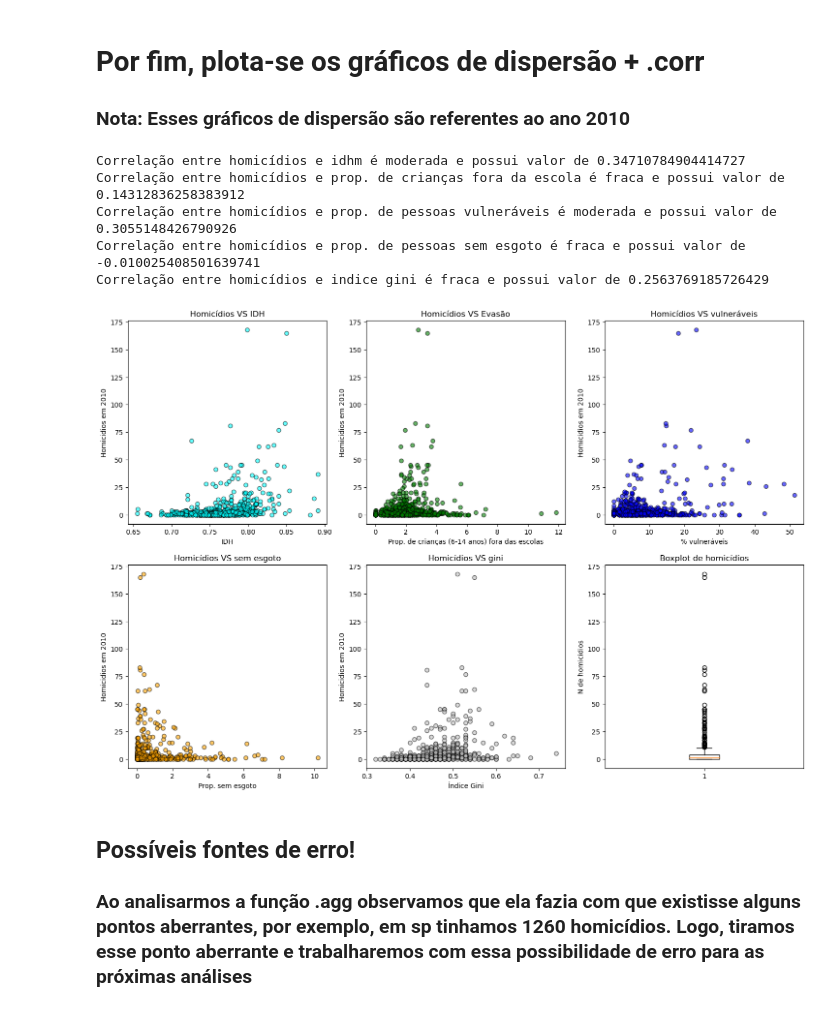
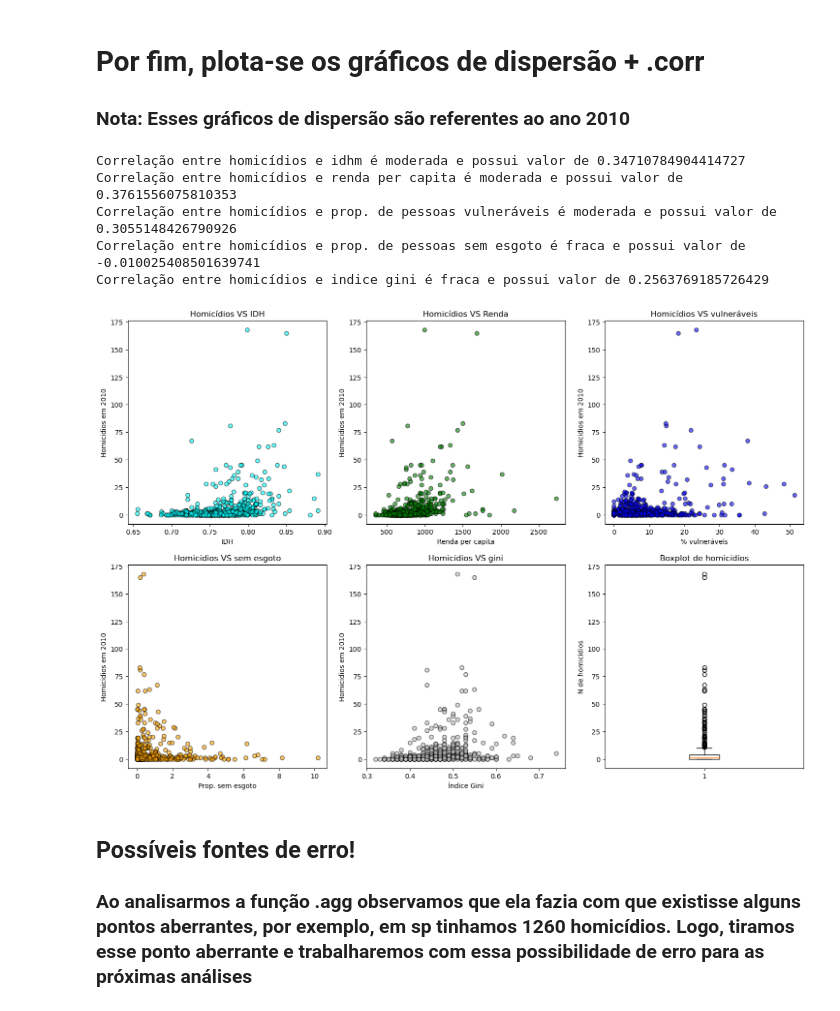
Before and after one commit to felipebns/P2_Cdados, a Jupyter notebook: p2_cdados.ipynb, the cells around one changed output. Cells and saved outputs as stored; diff of their text form; code cells hidden in the pictures.

```diff
--- a/p2_cdados.ipynb
+++ b/p2_cdados.ipynb
@@ -106,7 +106,7 @@ homicidio_ano
 # %% [markdown]
  ## Agora devemos tratar a base IVS, para que, consigamos utilizar as colunas:  Prop_crianca_fora_escola_6_14, IDHM (IDH por municipio), Proporção_vulnerabilidade_socioeconomica (proporção de pessoas com renda per capita inferior a meio salario mínimo e que gastam mais de uma hora até chegar no trabalho), proporção_sem_agua_esgoto, Índice de Gini
 # %%
-ivs_filtrado = ivs.loc[:,('ano','id_municipio','sigla_uf','idhm','proporcao_crianca_fora_escola_6_14','proporcao_vulnerabilidade_socioeconomica', 'proporcao_sem_agua_esgoto','indice_gini')]
+ivs_filtrado = ivs.loc[:,('ano','id_municipio','sigla_uf','idhm','renda_per_capita','proporcao_vulnerabilidade_socioeconomica', 'proporcao_sem_agua_esgoto','indice_gini')]
 ivs_t = ivs_filtrado.loc[(ivs['sigla_uf'] == 'SP') & (ivs['ano'] == 2010)]
 # %%
 ivs_novo = ivs_t.dropna()
@@ -263,17 +263,17 @@ elif abs(corr_idhm) > 0.7:
     print(f'Correlação entre homicídios e idhm é forte e possui valor de {corr_idhm}')
 
 plt.subplot(2,3,2)
-plt.scatter(tabela_sem_sp['proporcao_crianca_fora_escola_6_14'], tabela_sem_sp['Homicidio_total'], alpha=0.6, color='green', edgecolors="black")
-plt.xlabel('Prop. de crianças (6-14 anos) fora das escolas')
+plt.scatter(tabela_sem_sp['renda_per_capita'], tabela_sem_sp['Homicidio_total'], alpha=0.6, color='green', edgecolors="black")
+plt.xlabel('Renda per capita')
 plt.ylabel('Homicidios em 2010')
-plt.title('Homicídios VS Evasão')
-corr_crianca = tabela_sem_sp['Homicidio_total'].corr(tabela_sem_sp['proporcao_crianca_fora_escola_6_14'])
-if abs(corr_crianca) < 0.3:
-    print(f'Correlação entre homicídios e prop. de crianças fora da escola é fraca e possui valor de {corr_crianca}')
-elif abs(corr_crianca) >0.3 and (corr_crianca) < 0.7:
-    print(f'Correlação entre homicídios e prop. de crianças fora da escola é moderada e possui valor de {corr_crianca}')
-elif abs(corr_crianca) > 0.7:
-    print(f'Correlação entre homicídios e prop. de crianças fora da escola é forte e possui valor de {corr_crianca}')
+plt.title('Homicídios VS Renda')
+corr_renda = tabela_sem_sp['Homicidio_total'].corr(tabela_sem_sp['renda_per_capita'])
+if abs(corr_renda) < 0.3:
+    print(f'Correlação entre homicídios e renda per capita é fraca e possui valor de {corr_renda}')
+elif abs(corr_renda) >0.3 and (corr_renda) < 0.7:
+    print(f'Correlação entre homicídios e renda per capita é moderada e possui valor de {corr_renda}')
+elif abs(corr_renda) > 0.7:
+    print(f'Correlação entre homicídios e renda per capita é forte e possui valor de {corr_renda}')
 
 plt.subplot(2,3,3)
 plt.scatter(tabela_sem_sp['proporcao_vulnerabilidade_socioeconomica'], tabela_sem_sp['Homicidio_total'], alpha=0.6, color='blue', edgecolors="black")
@@ -298,35 +298,35 @@ if abs(corr_esg) < 0.3:
     print(f'Correlação entre homicídios e prop. de pessoas sem esgoto é fraca e possui valor de {corr_esg}')
 elif abs(corr_esg) >0.3 and (corr_esg) < 0.7:
     print(f'Correlação entre homicídios e prop. de pessoas sem esgoto é moderada e possui valor de {corr_esg}')
 elif abs(corr_esg) > 0.7:
     print(f'Correlação entre homicídios e prop. de pessoas sem esgoto é forte e possui valor de {corr_esg}')
 
 plt.subplot(2,3,5)
 plt.scatter(tabela_sem_sp['indice_gini'], tabela_sem_sp['Homicidio_total'], alpha=0.6, color='silver', edgecolors="black")
 plt.xlabel('Índice Gini')
 plt.ylabel('Homicidios em 2010')
 plt.title('Homicídios VS gini')
 corr_gini = tabela_sem_sp['Homicidio_total'].corr(tabela_sem_sp['indice_gini'])
 if abs(corr_gini) < 0.3:
     print(f'Correlação entre homicídios e indice gini é fraca e possui valor de {corr_gini}')
 elif abs(corr_gini) >0.3 and (corr_gini) < 0.7:
     print(f'Correlação entre homicídios e indice gini é moderada e possui valor de {corr_gini}')
 elif abs(corr_gini) > 0.7:
     print(f'Correlação entre homicídios e indice gini é forte e possui valor de {corr_gini}')
 
 plt.subplot(2,3,6)
 plt.boxplot(tabela_sem_sp['Homicidio_total'])
 plt.title('Boxplot de homicídios')
 plt.ylabel('N de homicidios')
 
 plt.show()
 # %% [output]
 Correlação entre homicídios e idhm é moderada e possui valor de 0.34710784904414727
-Correlação entre homicídios e prop. de crianças fora da escola é fraca e possui valor de 0.14312836258383912
+Correlação entre homicídios e renda per capita é moderada e possui valor de 0.3761556075810353
 Correlação entre homicídios e prop. de pessoas vulneráveis é moderada e possui valor de 0.3055148426790926
 Correlação entre homicídios e prop. de pessoas sem esgoto é fraca e possui valor de -0.010025408501639741
 Correlação entre homicídios e indice gini é fraca e possui valor de 0.2563769185726429
-[figure, old version]
+[figure, new version]
 # %% [markdown]
 ## Possíveis fontes de erro!
 
```
Also changed, not shown: parts of 25 cells of this notebook.
